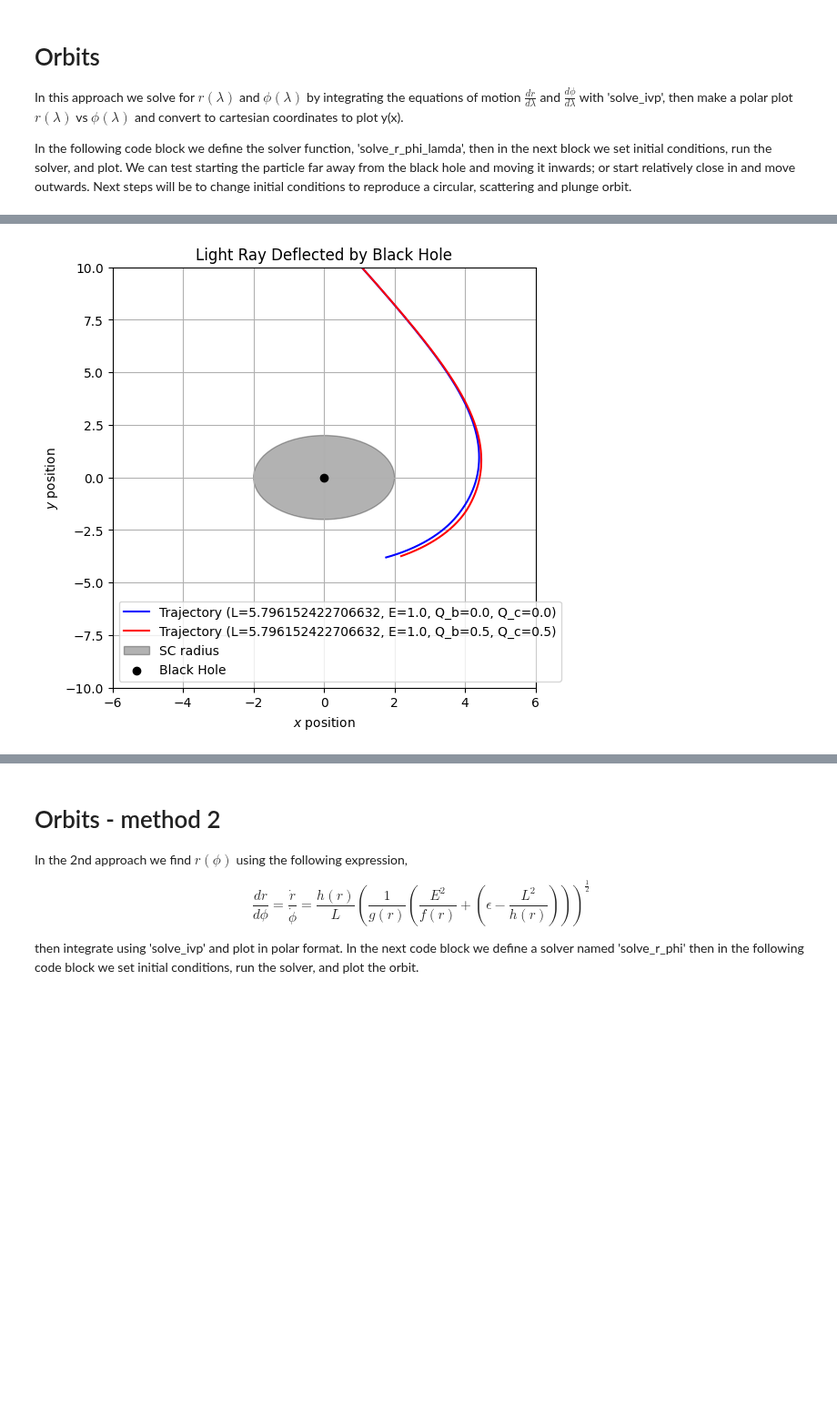
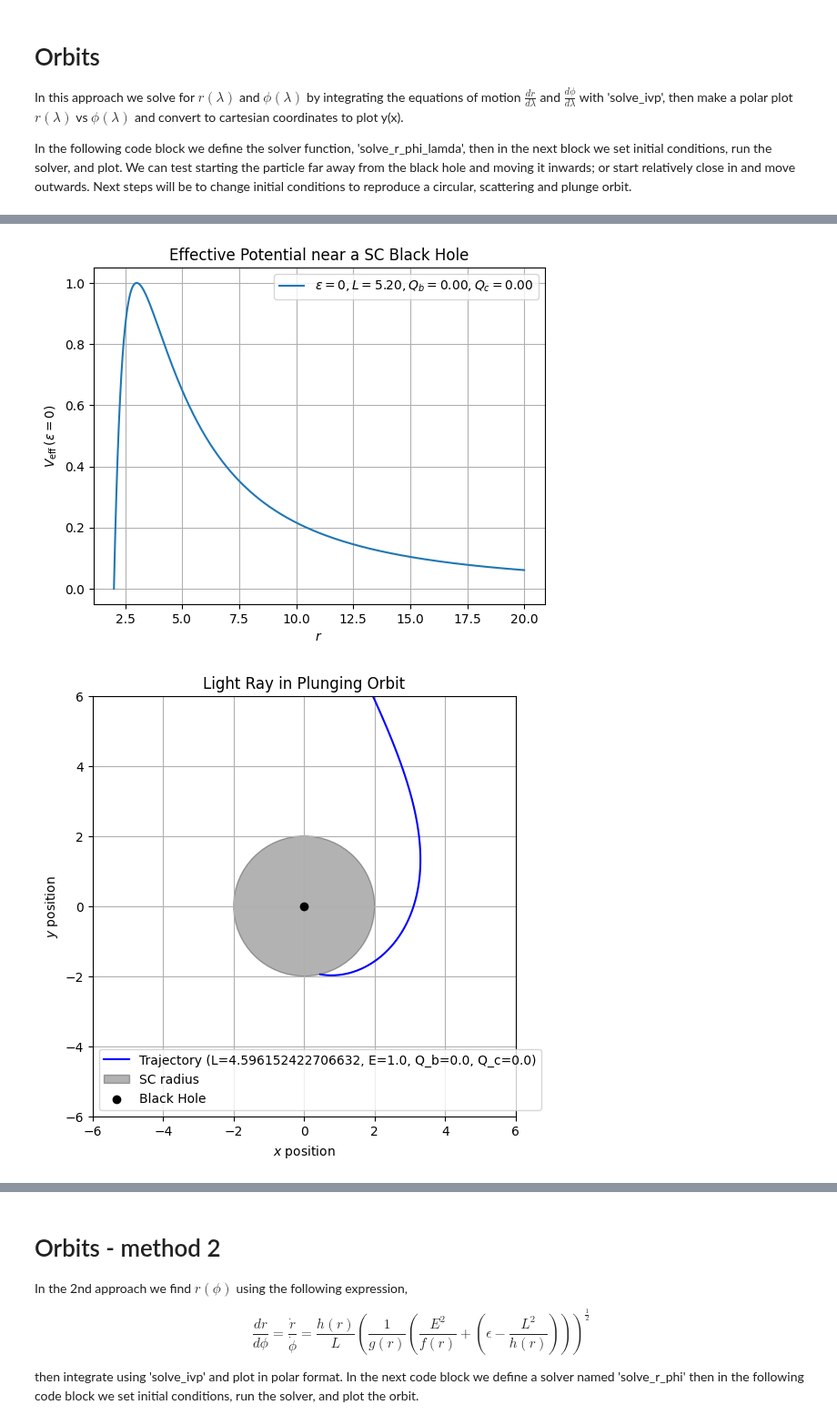
Before and after one commit to AdamSmithOrlik/quantum-black-holes, a Jupyter notebook: sue/research-3.ipynb, the cells around one changed output, grey strips where cells are left out. Shown at 91% size. Saved outputs shown, nothing was run; the diff lists cells and outputs as text; code cells hidden in the pictures; blank space fills up the shorter version.

Commit message:
light ray plots - a start Mar3

```diff
--- a/sue/research-3.ipynb
+++ b/sue/research-3.ipynb
@@ -103,21 +104,26 @@ L2 = np.sqrt(27) * E1 * M1
 
 # trajectories starting at infinity (r = 10M) projecting inwards
 # scattering orbit
-L_scatter1 = E1 / np.sqrt(Im0) + 0.6
+L_scatter1 = E1 / np.sqrt(Im0) + 0.6 # or,
 L3 = np.sqrt(27) * E1 * M1 + 0.6
+Im_scatter1 = E1**2 / L_scatter1**2
 # plunging orbit
-L_plunge1 = E1 / np.sqrt(Im0) - 0.6
+L_plunge1 = E1 / np.sqrt(Im0) - 0.6 # or,
 L4 = np.sqrt(27) * E1 * M1 - 0.6
+Im_plunge1 = E1**2 / L_scatter1**2
 
 # orbits that begin between 2M and 3M (eg. r = 2.2M) projecting outwards
 # plunging orbits
 L_plunge2 = E1 / np.sqrt(Im0) + 1.55
 L5 = E1 / np.sqrt(0.022)
+Im_plunge2 = E1**2 / L_plunge2**2
 L_plunge3 = E1 / np.sqrt(Im0) + 0.39
 L6 = E1 / np.sqrt(0.032)
+Im_plunge3 = E1**2 / L_plunge3**2
 # scattering orbits
 L_scatter2 = E1 / np.sqrt(Im0) - 0.32
-L7 = E1 / np.sqrt(0.042) # scattering
+L7 = E1 / np.sqrt(0.042)
+Im_scatter2 = E1**2 / L_scatter2**2
 
 print(L_circle1)
 print(L_scatter1)
@@ -313,61 +457,53 @@ def solve_r_phi_lamda(params, lamda_range, r_init, phi_init, epsilon=0):
 # %%
-# block 8A - light ray orbits
-# orbits starting at infinity - scattering
+# block 8C - light ray orbits
+# starting from far out - plunging orbits
+
+# get list of effective potential values for sigma=0
+v_eff_vals_sc2 = np.array([v_eff(i, M1, L_circle1, Q_b0, Q_c0, epsilon=0) for i in r_vals1])
+# plot the results epsilon = 0
+plt.plot(r_vals1, v_eff_vals_sc2, label=r'$\epsilon=0, L={:.2f}, Q_b={:.2f}, Q_c={:.2f}$'.format(L_circle1, Q_b0, Q_c0))
+plt.xlabel(r'$r$')
+plt.ylabel(r'$V_{\rm eff} \, (\epsilon = 0)$')
+plt.title('Effective Potential near a SC Black Hole')
+plt.legend()
+plt.grid(True)
+plt.show()
 
 # initial conditions
-r_init4 = 6 * rs1
-phi_init4 = 0.5 * np.pi
-lamda_range4 = [0, -15]
-# angular momentum for a scattering trajectory (> sqrt(27) * E1 * M1)
-L_scattering = np.sqrt(27) * E1 * M1 + 0.6
+r_init6 = 5 * rs1
+phi_init6 = 0.5 * np.pi
+lamda_range6 = [0, -12]
 
 # NO quantum parameters
-params4 = [E1, L_scattering, M1, Q_b0, Q_c0]
+params6 = [E1, L_plunge1, M1, Q_b0, Q_c0]
 
-sol_y4 = solve_r_phi_lamda(params4, lamda_range4, r_init4, phi_init4, epsilon=0)
+sol_y6 = solve_r_phi_lamda(params6, lamda_range6, r_init6, phi_init6, epsilon=0)
 
-if not sol_y4.success:
-    print("Integration failed:", sol_y4.message)
+if not sol_y6.success:
+    print("Integration failed:", sol_y6.message)
 
 # extract radial and angular positions
-r_vals4 = sol_y4.y[1]
-phi_vals4 = sol_y4.y[2]
-lamda_vals4 = sol_y4.t
+r_vals6 = sol_y6.y[1]
+phi_vals6 = sol_y6.y[2]
+lamda_vals6 = sol_y6.t
 
 # cartesian coordinates
-x4 = r_vals4 * np.cos(phi_vals4)
-y4 = r_vals4 * np.sin(phi_vals4)
-
-# WITH quantum parameters
-params4q = [E1, L_scattering, M1, Q_b2, Q_c2]
-
-sol_y4q = solve_r_phi_lamda(params4q, lamda_range4, r_init4, phi_init4, epsilon=0)
-
-if not sol_y4q.success:
-    print("Integration failed:", sol_y4q.message)
-
-# extract radial and angular positions
-r_vals4q = sol_y4q.y[1]
-phi_vals4q = sol_y4q.y[2]
-lamda_vals4q = sol_y4q.t
-
-# cartesian coordinates
-x4q = r_vals4q * np.cos(phi_vals4q)
-y4q = r_vals4q * np.sin(phi_vals4q)
+x6 = r_vals6 * np.cos(phi_vals6)
+y6 = r_vals6 * np.sin(phi_vals6)
 
 fig, ax = plt.subplots(figsize=(6, 6))
-ax.plot(x4, y4, color='b', label=f'Trajectory (L={L_scattering}, E={E1}, Q_b={Q_b0}, Q_c={Q_c0})')
-ax.plot(x4q, y4q, color='r',  label=f'Trajectory (L={L_scattering}, E={E1}, Q_b={Q_b2}, Q_c={Q_c2})')
+ax.plot(x6, y6, color='b', label=f'Trajectory (L={L_plunge1}, E={E1}, Q_b={Q_b0}, Q_c={Q_c0})')
 circ = patches.Circle((0, 0), rs1, color='black', alpha=0.3, label="SC radius")
 ax.add_patch(circ)
 ax.scatter([0], [0], color='black', zorder=5, label='Black Hole')
 ax.set_xlim(-6, 6)
-ax.set_ylim(-10, 10)
+ax.set_ylim(-6, 6)
 ax.set_xlabel(r'$x$ position')
 ax.set_ylabel(r'$y$ position')
-ax.set_title('Light Ray Deflected by Black Hole')
+ax.set_title('Light Ray in Plunging Orbit')
 ax.legend()
 ax.grid(True)
 plt.show()
 # %% [output]
-[figure, old version]
+[figure, new version]
+[figure, added]
```
Also changed, not shown: parts of 5 cells of this notebook, 1 other file.
